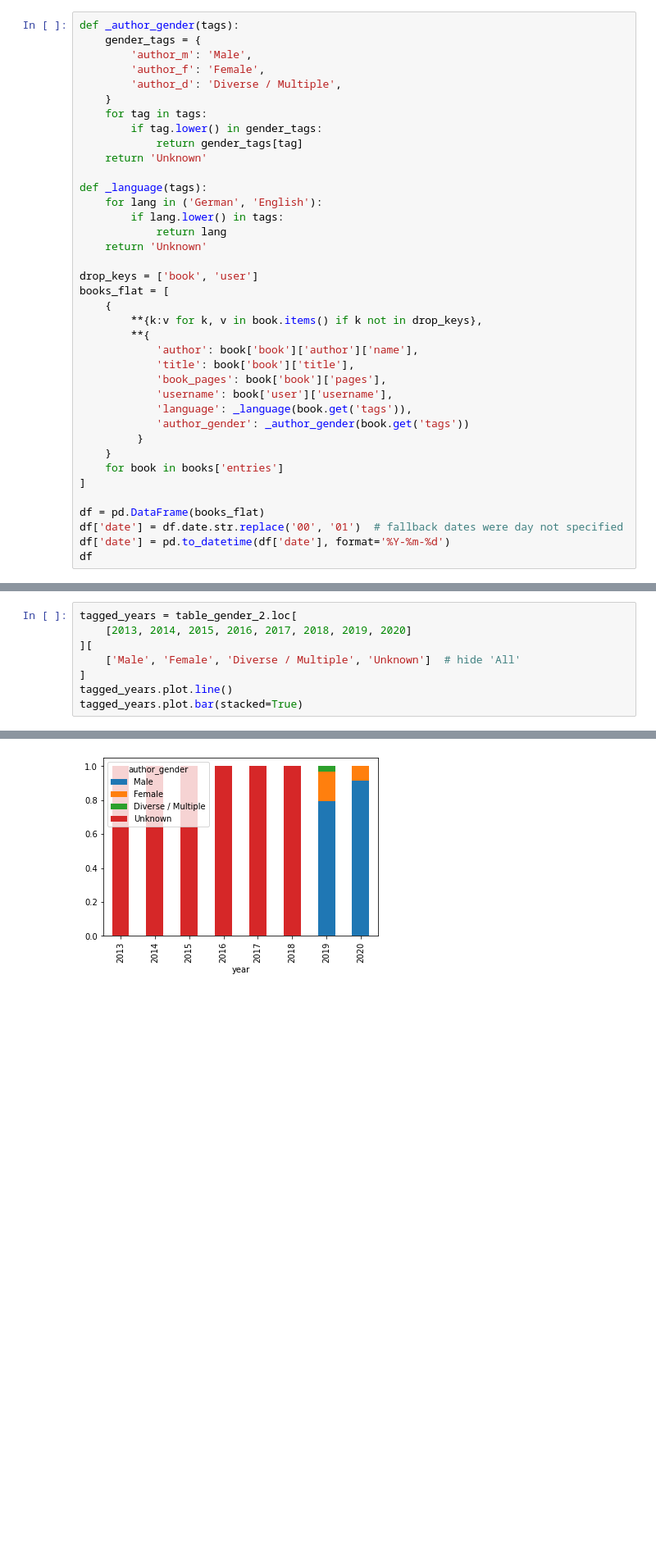
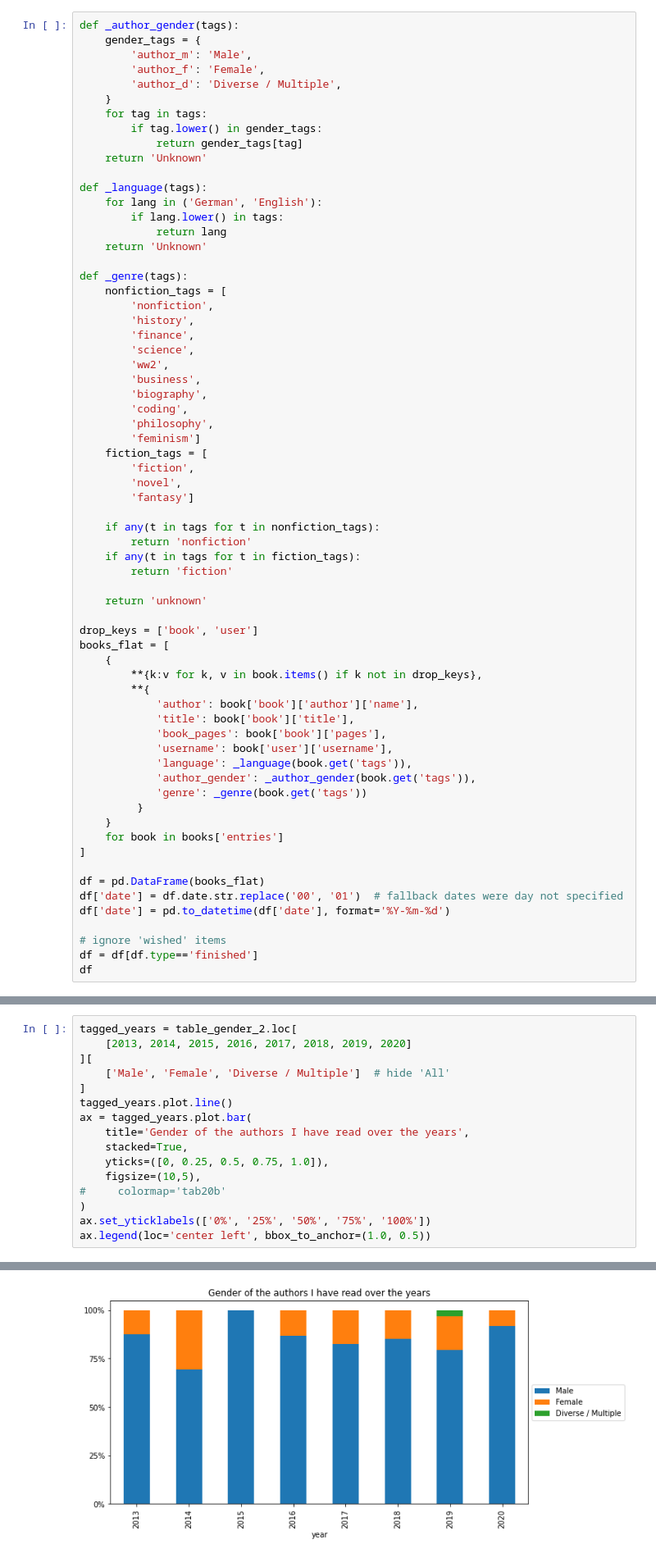
Before and after one commit to floriandotpy/data-playground, a Jupyter notebook: lesetagebuch-stats.ipynb, the cells around one changed output, grey strips where cells are left out. Shown at 82% size. Drawn from its saved outputs; the diff is of its cells as text; blank space fills up the shorter version.

```diff
--- a/lesetagebuch-stats.ipynb
+++ b/lesetagebuch-stats.ipynb
@@ -67,6 +68,30 @@ def _language(tags):
             return lang
     return 'Unknown'
 
+def _genre(tags):
+    nonfiction_tags = [
+        'nonfiction',
+        'history',
+        'finance',
+        'science',
+        'ww2',
+        'business',
+        'biography',
+        'coding',
+        'philosophy',
+        'feminism']
+    fiction_tags = [
+        'fiction',
+        'novel',
+        'fantasy']
+
+    if any(t in tags for t in nonfiction_tags):
+        return 'nonfiction'
+    if any(t in tags for t in fiction_tags):
+        return 'fiction'
+
+    return 'unknown'
+
 drop_keys = ['book', 'user']
 books_flat = [
     {
@@ -77,7 +102,8 @@ books_flat = [
             'book_pages': book['book']['pages'],
             'username': book['user']['username'],
             'language': _language(book.get('tags')),
-            'author_gender': _author_gender(book.get('tags'))
+            'author_gender': _author_gender(book.get('tags')),
+            'genre': _genre(book.get('tags'))
          }
     }
     for book in books['entries']
@@ -86,6 +112,9 @@ books_flat = [
 df = pd.DataFrame(books_flat)
 df['date'] = df.date.str.replace('00', '01')  # fallback dates were day not specified
 df['date'] = pd.to_datetime(df['date'], format='%Y-%m-%d')
+
+# ignore 'wished' items
+df = df[df.type=='finished']
 df
 # %% [output]
 |  | book_type | comment | date | id | pinned | private | rating | tags | type | url | author | ... |
@@ -464,8 +496,16 @@ table_gender_2
 tagged_years = table_gender_2.loc[
     [2013, 2014, 2015, 2016, 2017, 2018, 2019, 2020]
 ][
-    ['Male', 'Female', 'Diverse / Multiple', 'Unknown']  # hide 'All'
+    ['Male', 'Female', 'Diverse / Multiple']  # hide 'All'
 ]
 tagged_years.plot.line()
-tagged_years.plot.bar(stacked=True)
+ax = tagged_years.plot.bar(
+    title='Gender of the authors I have read over the years',
+    stacked=True,
+    yticks=([0, 0.25, 0.5, 0.75, 1.0]),
+    figsize=(10,5),
+#     colormap='tab20b'
+)
+ax.set_yticklabels(['0%', '25%', '50%', '75%', '100%'])
+ax.legend(loc='center left', bbox_to_anchor=(1.0, 0.5))
 # %% [output]
@@ -474 +514 @@ tagged_years.plot.bar(stacked=True)
-[figure, old version]
+[figure, new version]
```
Also changed, not shown: parts of 34 cells of this notebook, 1 other file.
